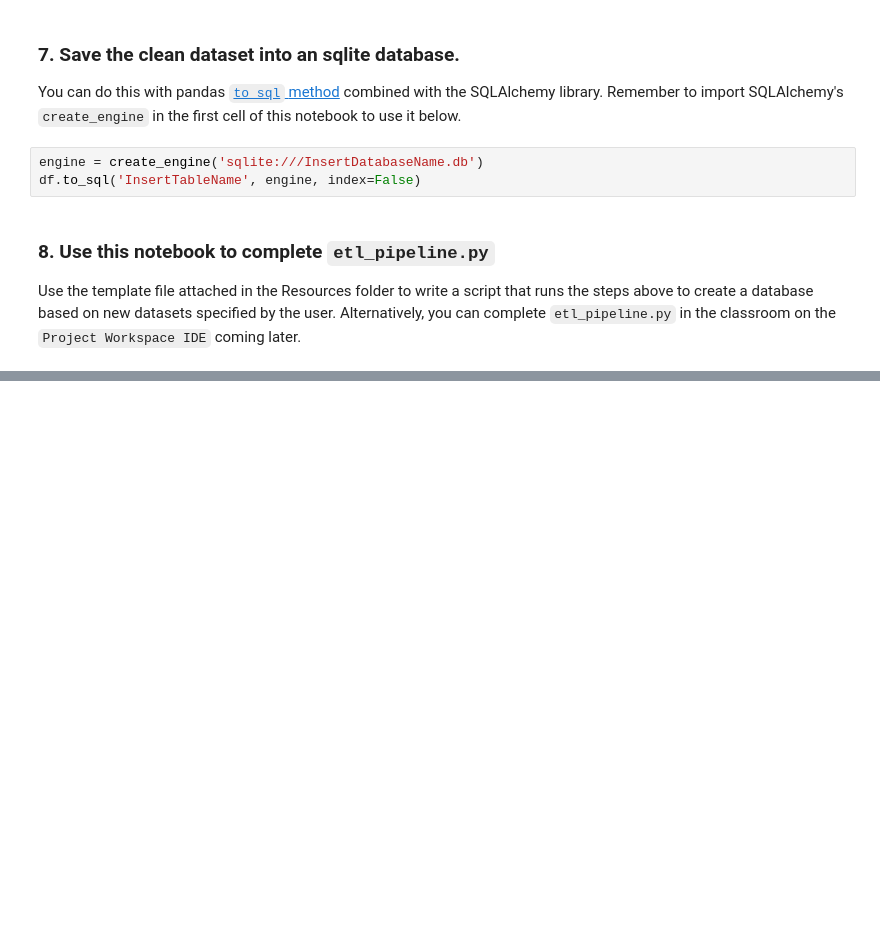
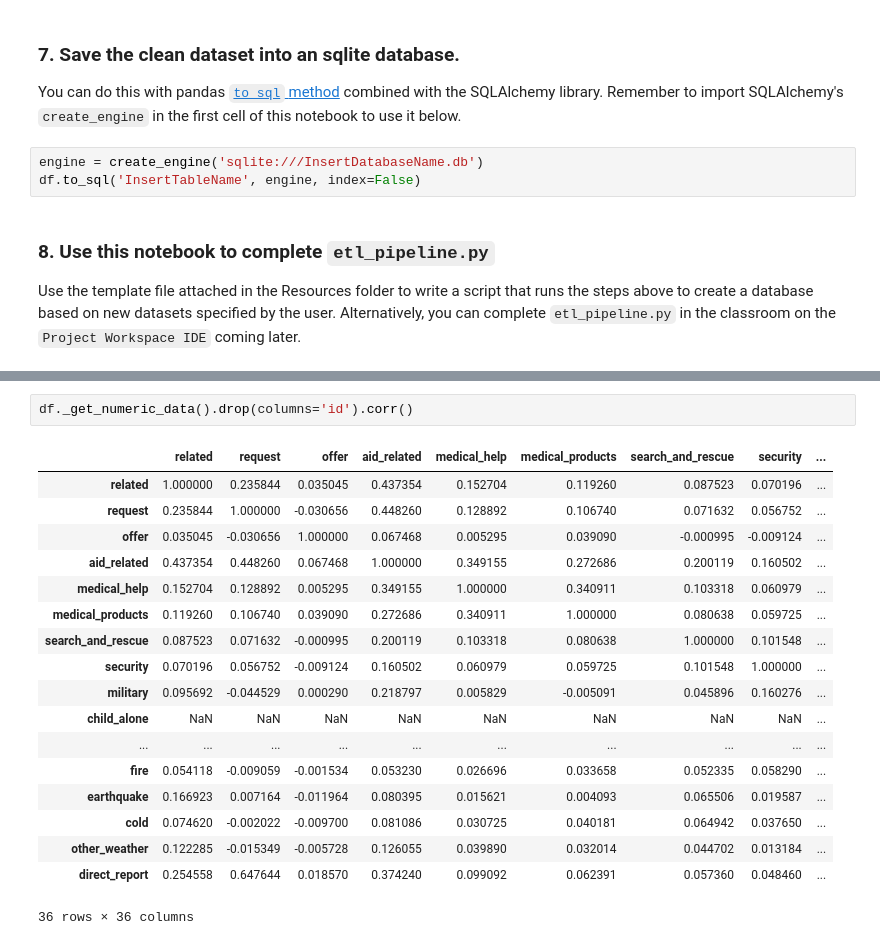
Before and after one commit to HeegyuKim/disaster-reponse, a Jupyter notebook: ETL Pipeline Preparation.ipynb, the cells around one changed output, grey strips where cells are left out. Cells and saved outputs as stored; diff of their text form; blank space fills up the shorter version.

```diff
--- a/ETL Pipeline Preparation.ipynb
+++ b/ETL Pipeline Preparation.ipynb
@@ -189,0 +233,21 @@ Use the template file attached in the Resources folder to write a script that ru
+# %%
+df._get_numeric_data().drop(columns='id').corr()
+# %% [output]
+|  | related | request | offer | aid_related | medical_help | medical_products | search_and_rescue | security | ... |
+| related | 1.000000 | 0.235844 | 0.035045 | 0.437354 | 0.152704 | 0.119260 | 0.087523 | 0.070196 | ... |
+| request | 0.235844 | 1.000000 | -0.030656 | 0.448260 | 0.128892 | 0.106740 | 0.071632 | 0.056752 | ... |
+| offer | 0.035045 | -0.030656 | 1.000000 | 0.067468 | 0.005295 | 0.039090 | -0.000995 | -0.009124 | ... |
+| aid_related | 0.437354 | 0.448260 | 0.067468 | 1.000000 | 0.349155 | 0.272686 | 0.200119 | 0.160502 | ... |
+| medical_help | 0.152704 | 0.128892 | 0.005295 | 0.349155 | 1.000000 | 0.340911 | 0.103318 | 0.060979 | ... |
+| medical_products | 0.119260 | 0.106740 | 0.039090 | 0.272686 | 0.340911 | 1.000000 | 0.080638 | 0.059725 | ... |
+| search_and_rescue | 0.087523 | 0.071632 | -0.000995 | 0.200119 | 0.103318 | 0.080638 | 1.000000 | 0.101548 | ... |
+| security | 0.070196 | 0.056752 | -0.009124 | 0.160502 | 0.060979 | 0.059725 | 0.101548 | 1.000000 | ... |
+| military | 0.095692 | -0.044529 | 0.000290 | 0.218797 | 0.005829 | -0.005091 | 0.045896 | 0.160276 | ... |
+| child_alone | NaN | NaN | NaN | NaN | NaN | NaN | NaN | NaN | ... |
+| ... | ... | ... | ... | ... | ... | ... | ... | ... | ... |
+| fire | 0.054118 | -0.009059 | -0.001534 | 0.053230 | 0.026696 | 0.033658 | 0.052335 | 0.058290 | ... |
+| earthquake | 0.166923 | 0.007164 | -0.011964 | 0.080395 | 0.015621 | 0.004093 | 0.065506 | 0.019587 | ... |
+| cold | 0.074620 | -0.002022 | -0.009700 | 0.081086 | 0.030725 | 0.040181 | 0.064942 | 0.037650 | ... |
+| other_weather | 0.122285 | -0.015349 | -0.005728 | 0.126055 | 0.039890 | 0.032014 | 0.044702 | 0.013184 | ... |
+| direct_report | 0.254558 | 0.647644 | 0.018570 | 0.374240 | 0.099092 | 0.062391 | 0.057360 | 0.048460 | ... |
+36 rows × 36 columns
```
Also changed, not shown: parts of 10 cells of this notebook, 1 other file.
